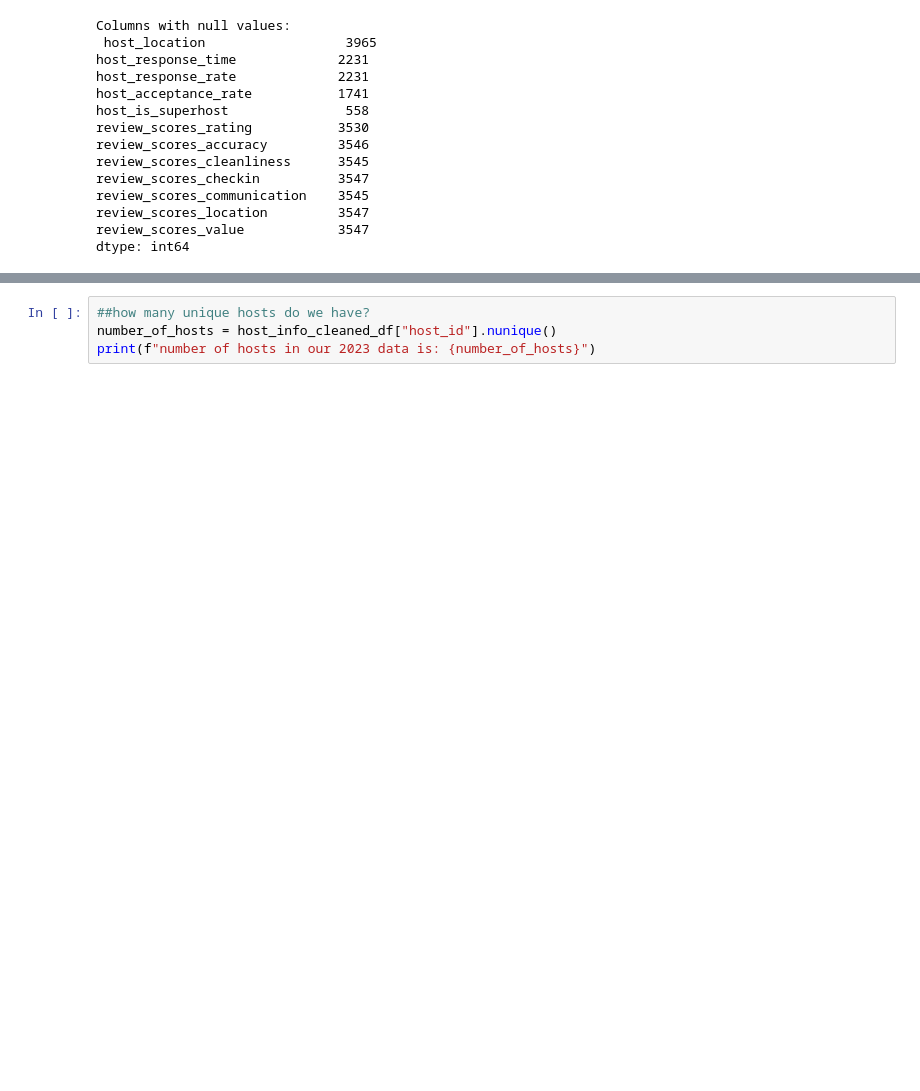
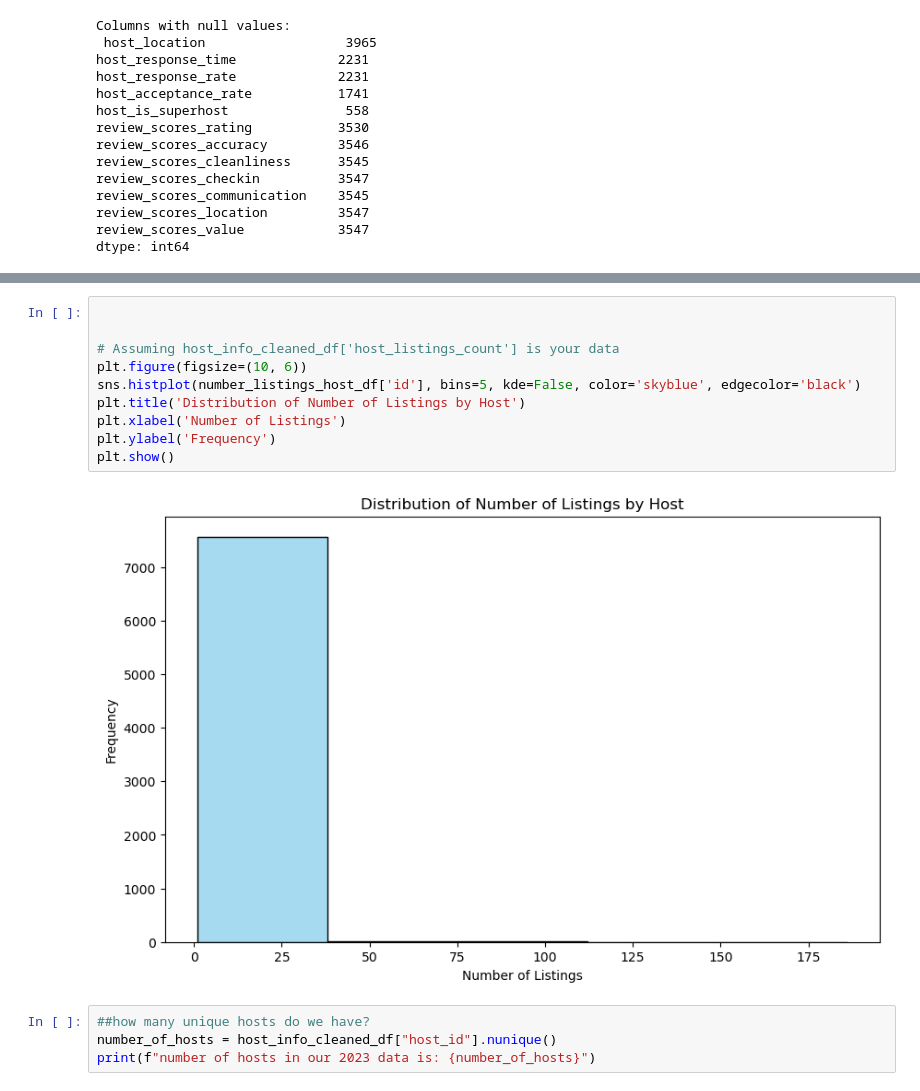
Before and after one commit to bmckimmy/Panda-o-rama, a Jupyter notebook: SB_files/sb_host.ipynb, the cells around one changed output, grey strips where cells are left out. Cells and saved outputs as stored; diff of their text form; blank space fills up the shorter version.

```diff
--- a/SB_files/sb_host.ipynb
+++ b/SB_files/sb_host.ipynb
@@ -198,3 +277,15 @@ dtype: int64
+# %%
+
+
+# Assuming host_info_cleaned_df['host_listings_count'] is your data
+plt.figure(figsize=(10, 6))
+sns.histplot(number_listings_host_df['id'], bins=5, kde=False, color='skyblue', edgecolor='black')
+plt.title('Distribution of Number of Listings by Host')
+plt.xlabel('Number of Listings')
+plt.ylabel('Frequency')
+plt.show()
+# %% [output]
+[figure, added]
 # %%
 ##how many unique hosts do we have?
 number_of_hosts = host_info_cleaned_df["host_id"].nunique()
```
Also changed, not shown: parts of 26 cells of this notebook.
